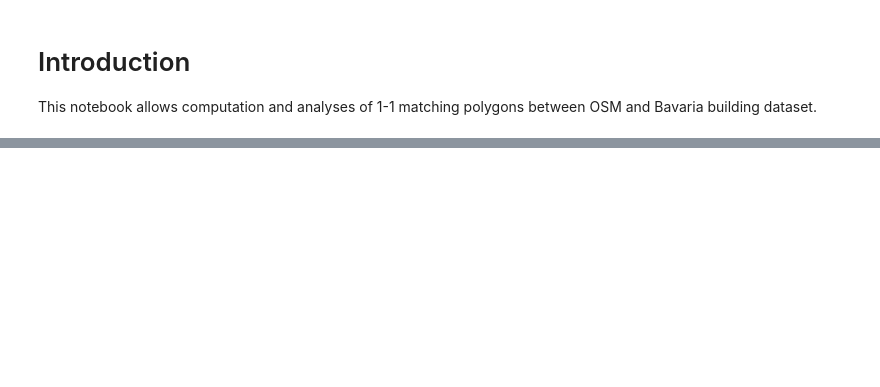
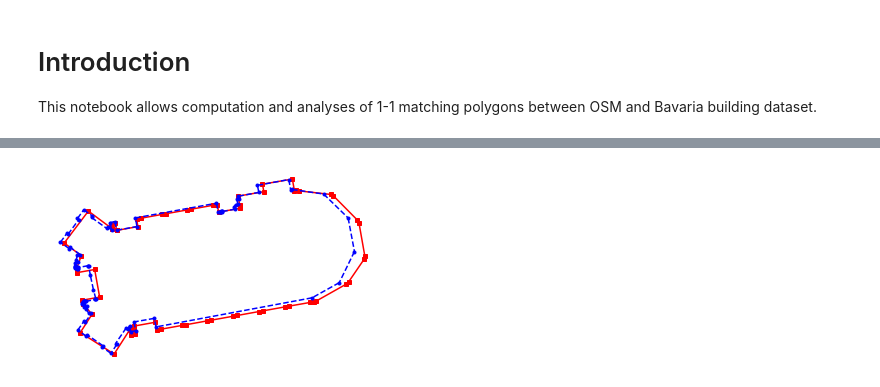
Before and after one commit to x2polygons-binder/x2polygons, a Jupyter notebook: binder_example.ipynb, the cells around one changed output, grey strips where cells are left out. Saved outputs shown, nothing was run; the diff lists cells and outputs as text; code cells hidden in the pictures; blank space fills up the shorter version.

```diff
--- a/binder_example.ipynb
+++ b/binder_example.ipynb
@@ -111,14 +127,14 @@ correlation_heatmap(site_id, corr)
 # %%
 # Visualise a sample matching case
-# E.g. The second case that had the highest rank difference for site 2
-site_id = "site1"
-p_osm = 242708
-p_reference = 127186
+p_osm = 219618
+p_reference = 79054
 
 visualise_matching_polygons(site_id, p_osm, p_reference)
 
 # If Inskscape is installed, the figure could be exported as emf for vector graphics
 #visualise_matching_polygons(site_id, p_osm, p_reference, export_as_emf = True)
+# %% [output]
+[figure, added]
 # %%
 # Record the execution time
 et = time.time()
```
Also changed, not shown: parts of 6 cells of this notebook.
